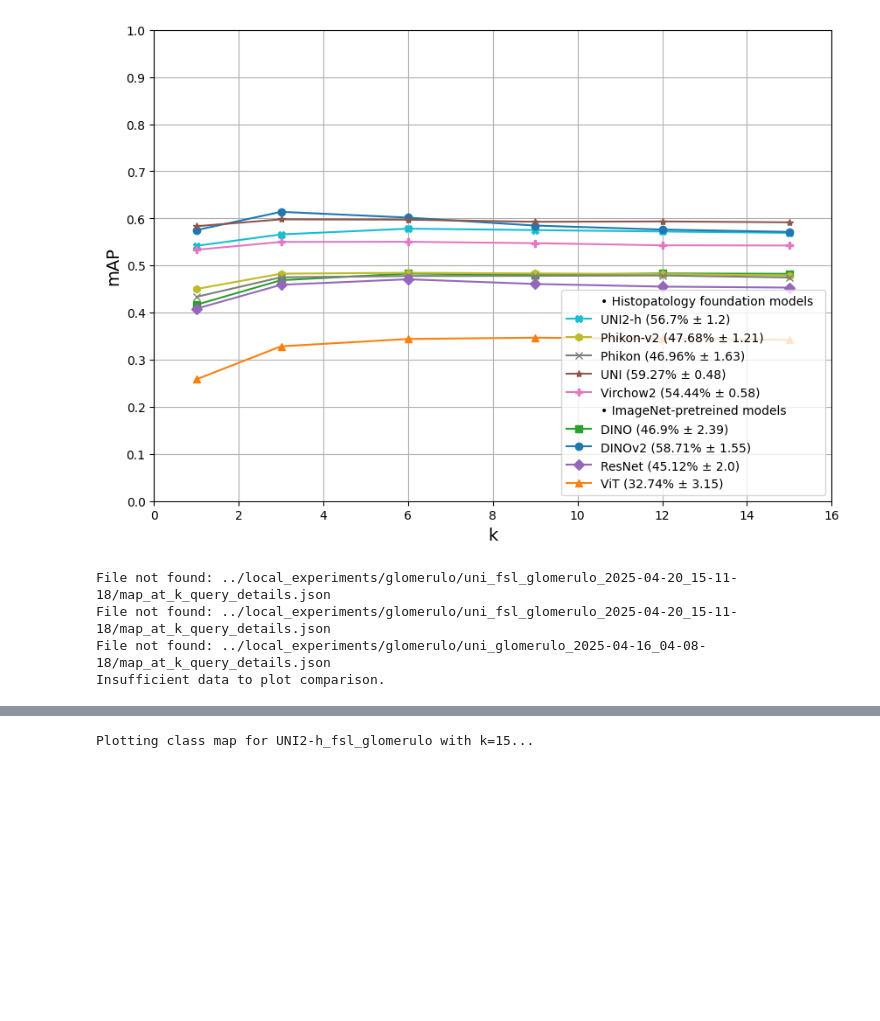
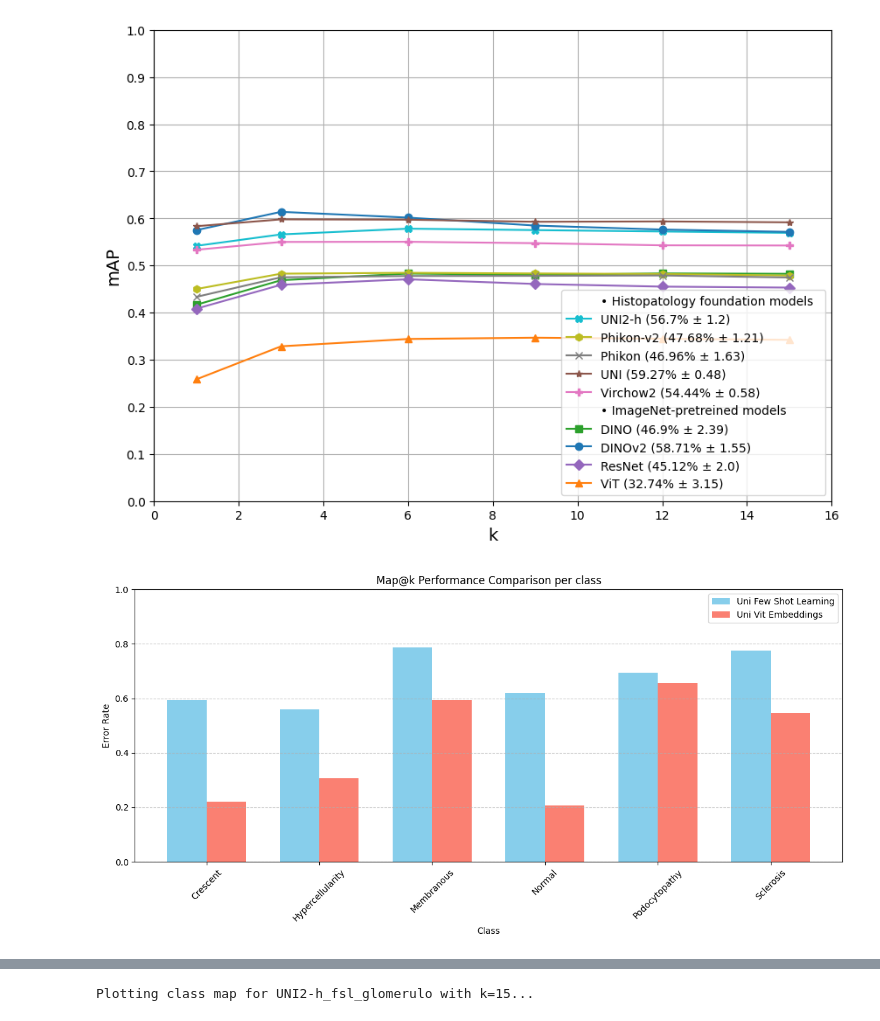
Before and after one commit to maods2/master-research-image-retrieval, a Jupyter notebook: notebooks/retr_test_fsl/retrieval_pretreined_glomerulo.ipynb, the cells around one changed output, grey strips where cells are left out. Saved outputs shown, nothing was run; the diff lists cells and outputs as text; code cells hidden in the pictures; blank space fills up the shorter version.

```diff
--- a/notebooks/retr_test_fsl/retrieval_pretreined_glomerulo.ipynb
+++ b/notebooks/retr_test_fsl/retrieval_pretreined_glomerulo.ipynb
@@ -47,17 +48,14 @@ plot_metric_comparison(
 # %% [output]
 [figure]
 # %%
-exp1 = '../local_experiments/glomerulo/uni_fsl_glomerulo_2025-04-20_15-11-18/map_at_k_query_details.json'
-exp2 = '../local_experiments/glomerulo/uni_glomerulo_2025-04-16_04-08-18/map_at_k_query_details.json'
+exp1 ='glomerulo-uni-backbone-map_at_k_query_details.json'
+exp2 ='glomerulo-uni-fsl-map_at_k_query_details.json'
 performance = calculate_class_performance(exp1)
 # plot_class_performance(performance, 'map')
 
 # performance = calculate_class_performance()
 # plot_class_performance(performance, 'map')
 
 plot_class_performance_comparison(exp1, exp2, label1="Uni Few Shot Learning", label2="Uni Vit Embeddings", title="Map@k Performance Comparison per class")
 # %% [output]
-File not found: ../local_experiments/glomerulo/uni_fsl_glomerulo_2025-04-20_15-11-18/map_at_k_query_details.json
-File not found: ../local_experiments/glomerulo/uni_fsl_glomerulo_2025-04-20_15-11-18/map_at_k_query_details.json
-File not found: ../local_experiments/glomerulo/uni_glomerulo_2025-04-16_04-08-18/map_at_k_query_details.json
-Insufficient data to plot comparison.
+[figure, added]
```
Also changed, not shown: parts of 9 cells of this notebook, 6 other files.
